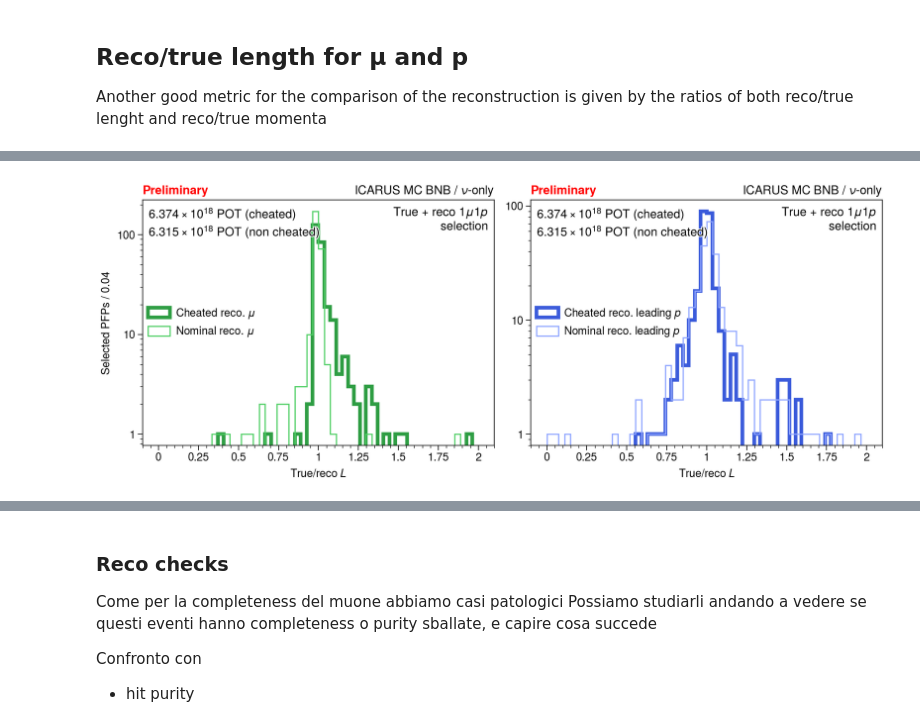
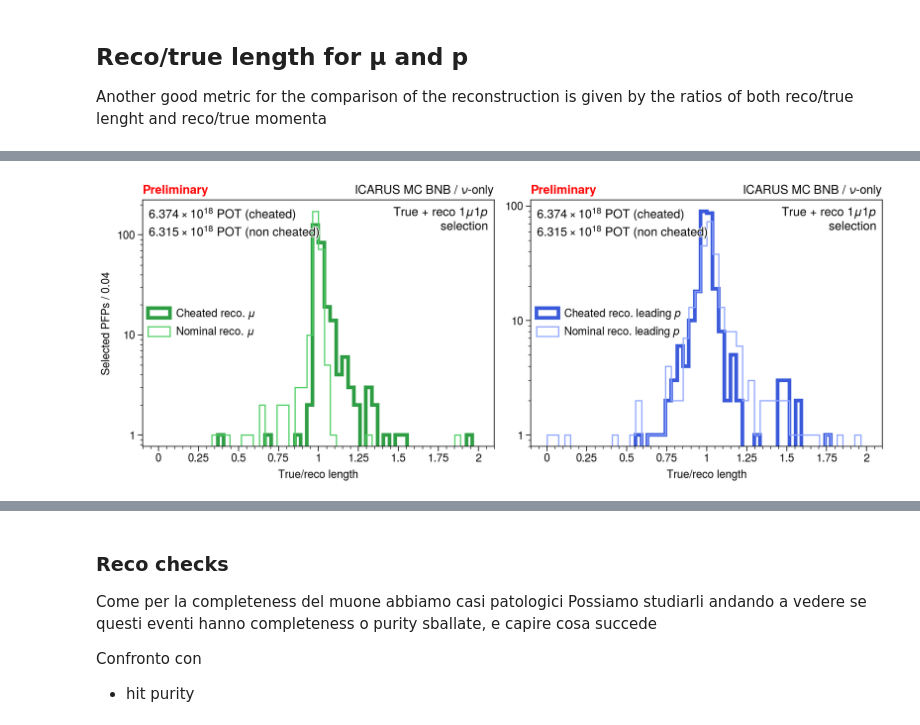
Before and after one commit to mattiasotgia/The_Empty_Hearse, a Jupyter notebook: notebooks/1µ1p_preliminary_reco-sim.ipynb, the cells around one changed output, grey strips where cells are left out. Cells and saved outputs as stored; diff of their text form; code cells hidden in the pictures.

```diff
--- a/notebooks/1µ1p_preliminary_reco-sim.ipynb
+++ b/notebooks/1µ1p_preliminary_reco-sim.ipynb
@@ -400,7 +400,7 @@ length_bin = np.linspace(0, 2, 55)
 
 fig, ax = plot.subplots(
     width=9, height=3.5, ncols=2, nrows=1,
-    xlabel=r'True/reco $L$', ylabel=f'Selected PFPs / {(length_bin.max()-length_bin.min())/len(length_bin):.2f}',
+    xlabel=r'True/reco length', ylabel=f'Selected PFPs / {(length_bin.max()-length_bin.min())/len(length_bin):.2f}',
     titlecolor='k', share=False, grid=False, sharey='labs',
     # ultitle=f'${cheated_POT[0]/1e18:.3f}\\times 10^{{18}}$ POT (cheated)\n${nominal_POT[0]/1e18:.3f}\\times 10^{{18}}$ POT (non cheated)',
     # titlesize=9,
@@ -448,7 +448,7 @@ length_bin = np.linspace(0, 2, 55)
 
 fig, ax = plot.subplots(
     width=9, height=3.5, ncols=2, nrows=1,
-    xlabel=r'True/reco $L$', ylabel=f'Selected PFPs / {(length_bin.max()-length_bin.min())/len(length_bin):.2f}',
+    xlabel=r'True/reco length', ylabel=f'Selected PFPs / {(length_bin.max()-length_bin.min())/len(length_bin):.2f}',
     titlecolor='k', share=False, grid=False, sharey='labs',
     ultitle=f'${cheated_POT[0]/1e18:.3f}\\times 10^{{18}}$ POT (cheated)\n${nominal_POT[0]/1e18:.3f}\\times 10^{{18}}$ POT (non cheated)',
     # titlesize=9,
@@ -463,31 +463,31 @@ cheating_dict = {
     'fill': False,
 }
 
 un_cheating_dict = {
     'lw': 1,
     'fill': False,
 }
 
 cheating_color = {
     'leading_proton': 'indigo8',
     'muon': 'green8'
 }
 
 un_cheating_color = {
     'leading_proton': 'indigo3',
     'muon': 'green5'
 }
 
 particle_name = {
     'leading_proton': 'leading $p$',
     'muon': '$\\mu$'
 }
 
 for idx_p, particle in enumerate(['muon', 'leading_proton']):
     for data, properties, colormap, label in zip([cheated_1u1p, nominal_1u1p], [cheating_dict, un_cheating_dict], [cheating_color, un_cheating_color], ['Cheated', 'Nominal']):
         ax[idx_p].hist(data[f'{particle}_L_reco_true_ratio'], bins=length_bin, **properties, color=colormap[particle], label=f'{label} reco. {particle_name[particle]}')
         ax[idx_p].legend(loc='cl', ncols=1)
 
 fig.savefig('L_reco_true_ratio_not_normalized.pdf', bbox_inches='tight')
 # %% [output]
-[figure, old version]
+[figure, new version]
```
Also changed, not shown: parts of 14 cells of this notebook, 13 other files.
